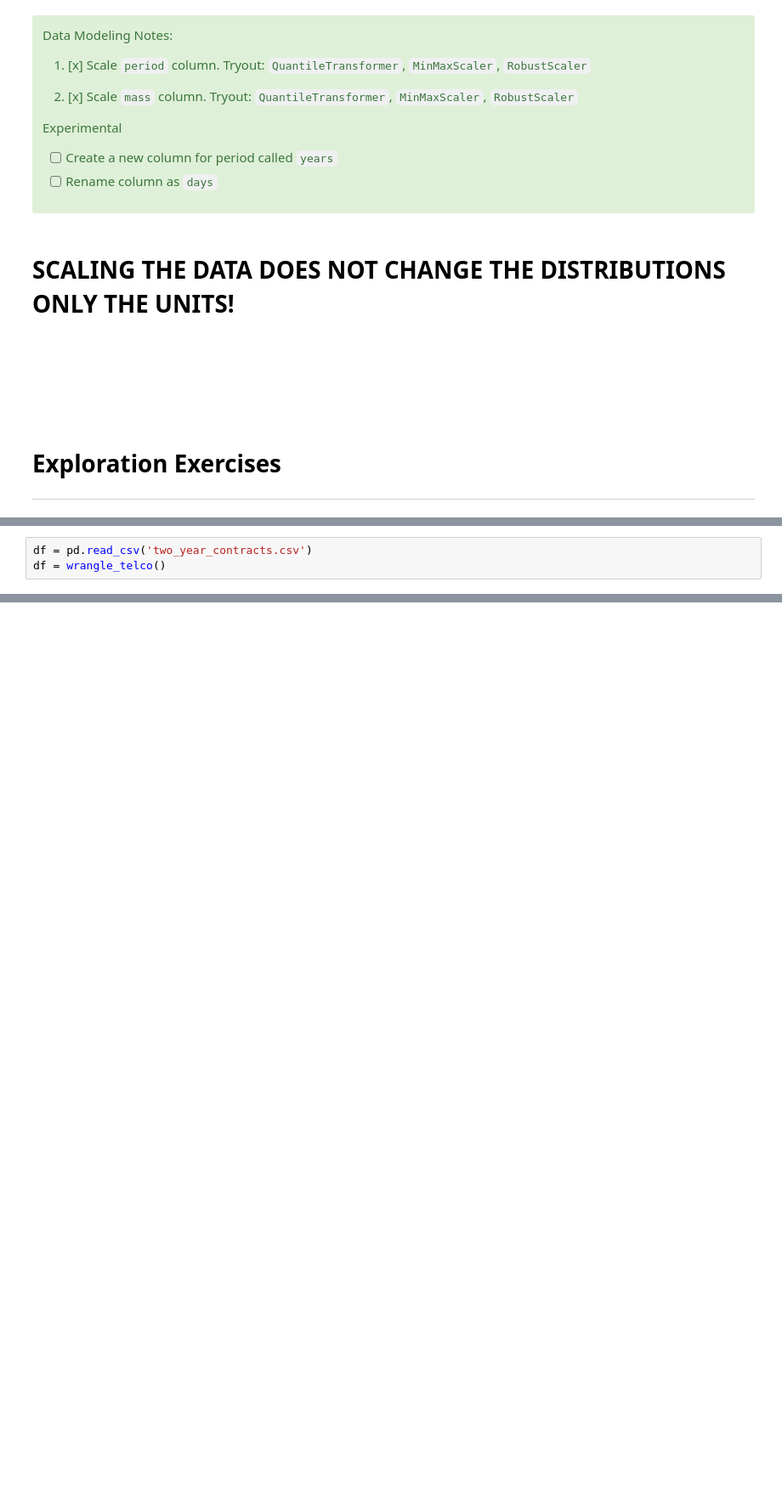
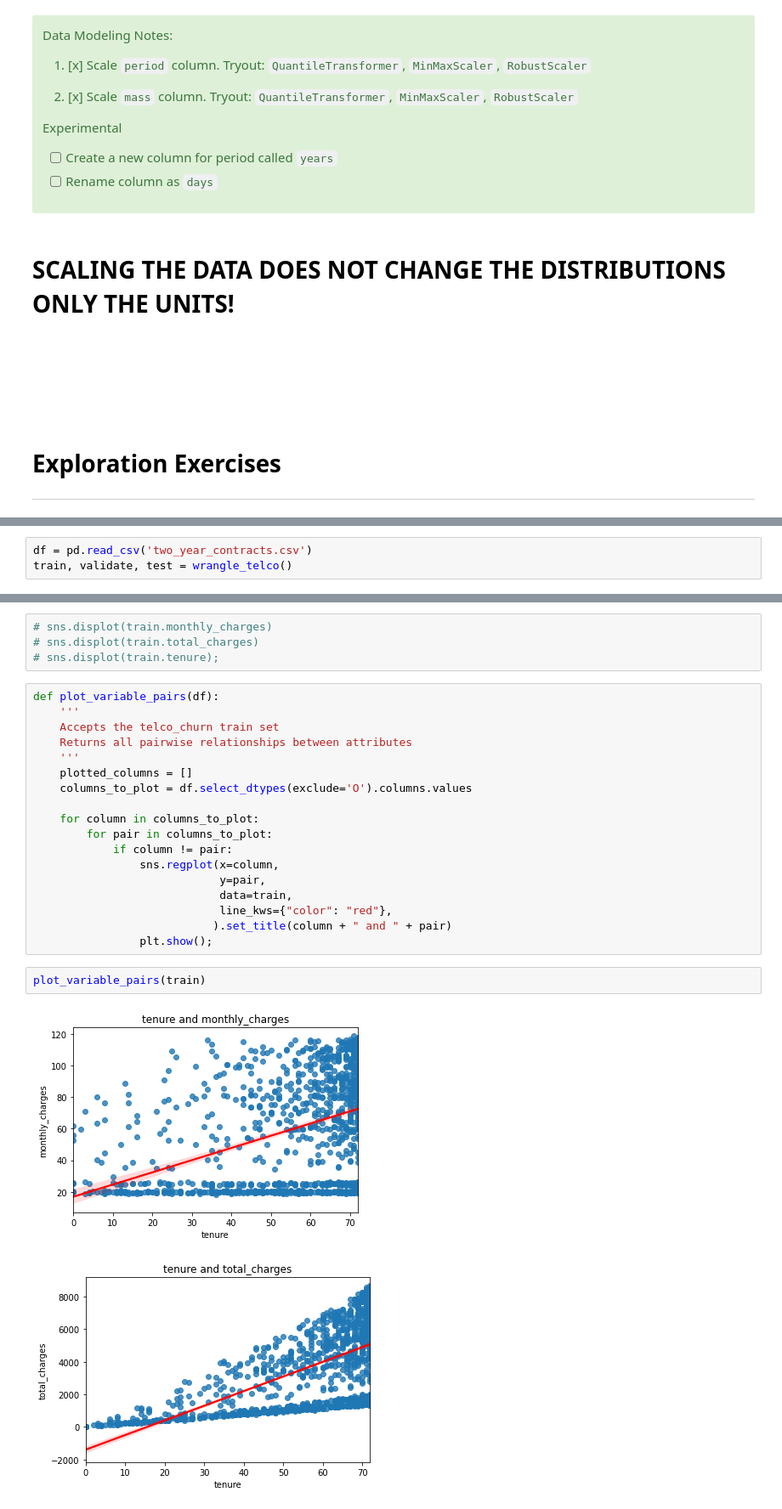
Before and after one commit to Promeos/regression-exercises, a Jupyter notebook: exploration-visualization.ipynb, the cells around one changed output, grey strips where cells are left out. Shown: that part at 85% size. Saved outputs shown, nothing was run; the diff lists cells and outputs as text; blank space fills up the shorter version.

```diff
--- a/exploration-visualization.ipynb
+++ b/exploration-visualization.ipynb
@@ -390,3 +392,3 @@ from wrangle import wrangle_telco
 # %%
 df = pd.read_csv('two_year_contracts.csv')
-df = wrangle_telco()
+train, validate, test = wrangle_telco()
@@ -432,0 +407,27 @@ plt.show();
+# %%
+# sns.displot(train.monthly_charges)
+# sns.displot(train.total_charges)
+# sns.displot(train.tenure);
+# %%
+def plot_variable_pairs(df):
+    '''
+    Accepts the telco_churn train set
+    Returns all pairwise relationships between attributes
+    '''
+    plotted_columns = []
+    columns_to_plot = df.select_dtypes(exclude='O').columns.values
+
+    for column in columns_to_plot:
+        for pair in columns_to_plot:
+            if column != pair:
+                sns.regplot(x=column,
+                            y=pair,
+                            data=train,
+                            line_kws={"color": "red"},
+                           ).set_title(column + " and " + pair)
+                plt.show();
+# %%
+plot_variable_pairs(train)
+# %% [output]
+[figure, added]
+[figure, added]
```
Also changed, not shown: parts of 12 cells of this notebook, 1 other file.
